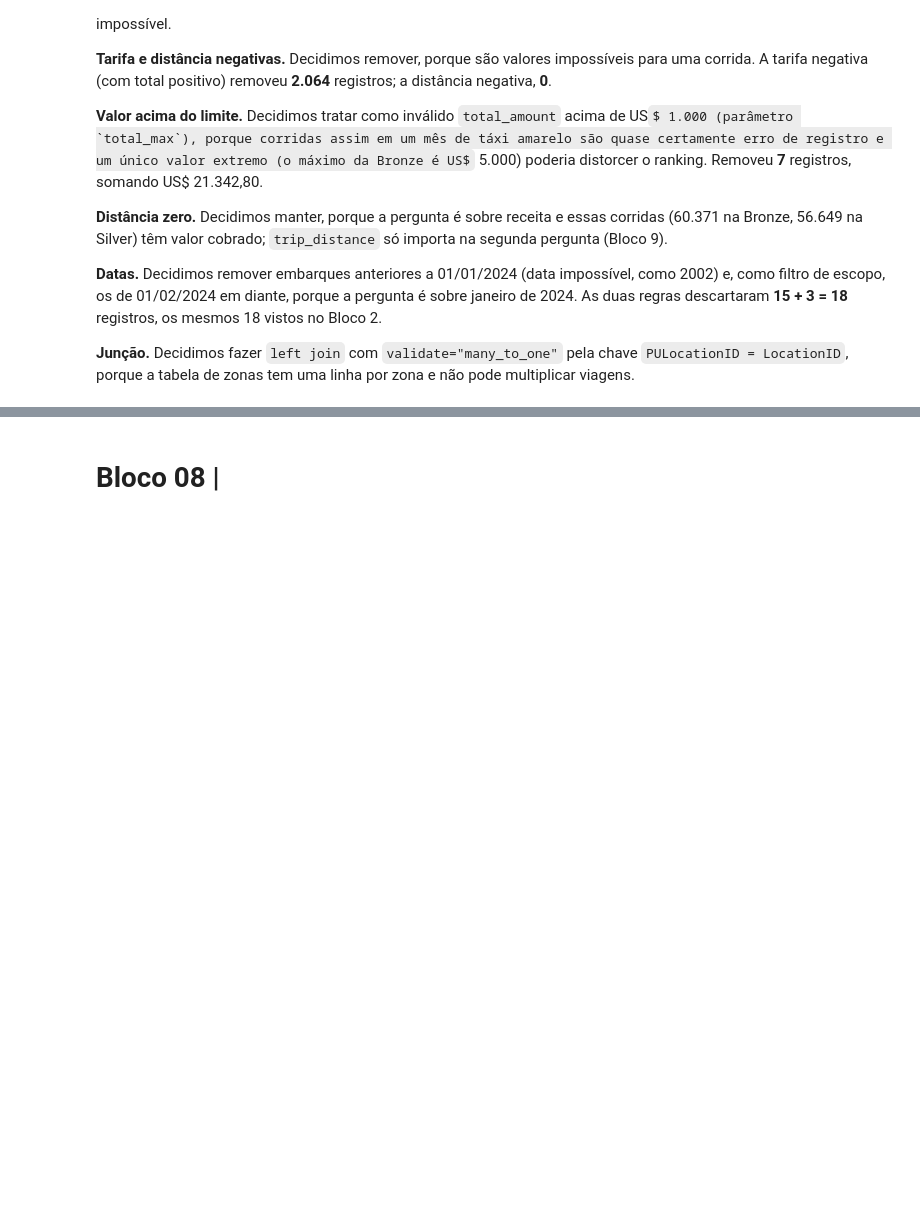
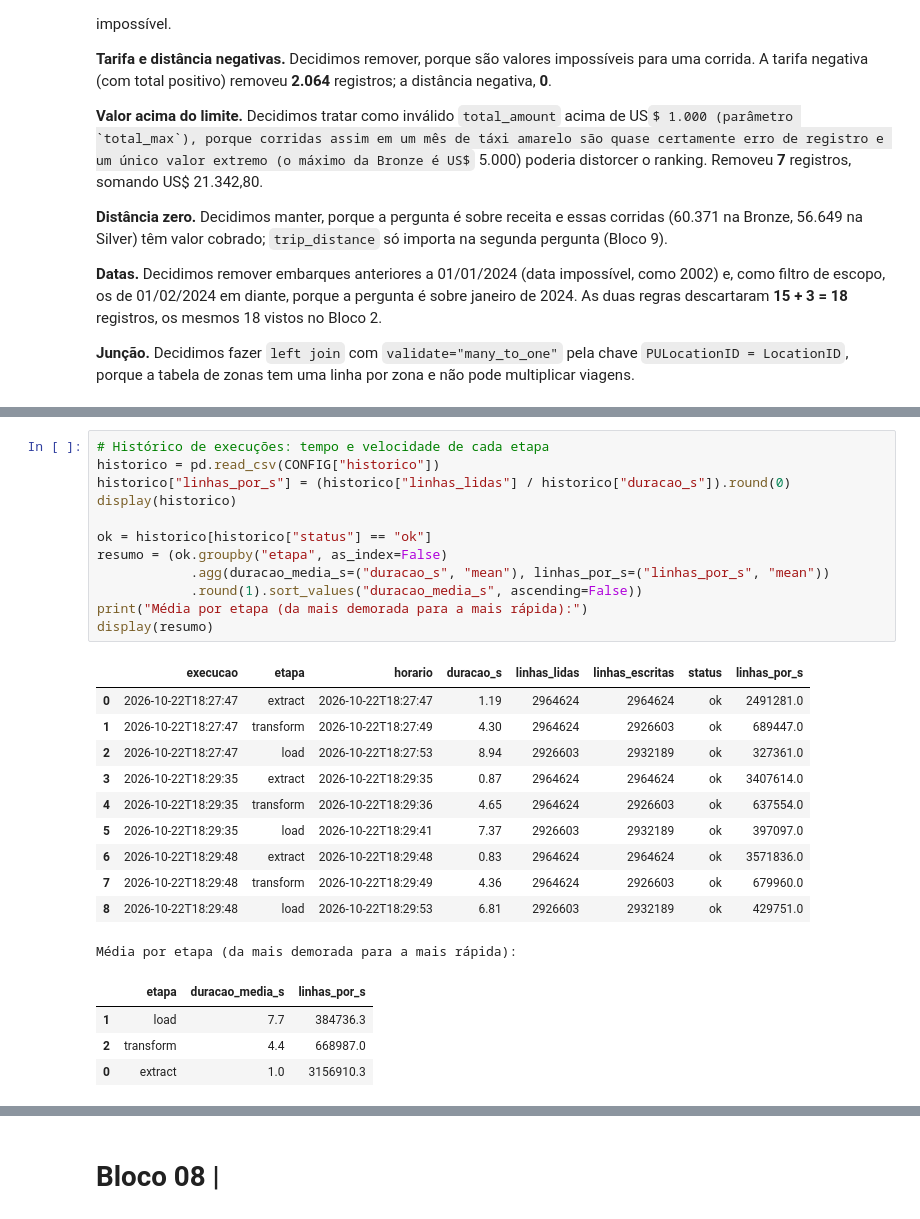
Before and after one commit to Grupo-02-2-Periodo-Faculdade-Donaduzzi/I.A-C.D-Grupo-2-2-periodo--Faculdade-Donaduzzi, a Jupyter notebook: pipeline_de_dados/Lista_de_atividades_Aula_09.ipynb, the cells around one changed output, grey strips where cells are left out. Saved outputs shown, nothing was run; the diff lists cells and outputs as text; some formulas as TeX source; blank space fills up the shorter version.

```diff
--- a/pipeline_de_dados/Lista_de_atividades_Aula_09.ipynb
+++ b/pipeline_de_dados/Lista_de_atividades_Aula_09.ipynb
@@ -564,0 +1152,28 @@ Período da Silver: 2024-01-01 00:00:00 -> 2024-01-31 23:59:55
+# %%
+# Histórico de execuções: tempo e velocidade de cada etapa
+historico = pd.read_csv(CONFIG["historico"])
+historico["linhas_por_s"] = (historico["linhas_lidas"] / historico["duracao_s"]).round(0)
+display(historico)
+
+ok = historico[historico["status"] == "ok"]
+resumo = (ok.groupby("etapa", as_index=False)
+            .agg(duracao_media_s=("duracao_s", "mean"), linhas_por_s=("linhas_por_s", "mean"))
+            .round(1).sort_values("duracao_media_s", ascending=False))
+print("Média por etapa (da mais demorada para a mais rápida):")
+display(resumo)
+# %% [output]
+|  | execucao | etapa | horario | duracao_s | linhas_lidas | linhas_escritas | status | linhas_por_s |
+| 0 | 2026-10-22T18:27:47 | extract | 2026-10-22T18:27:47 | 1.19 | 2964624 | 2964624 | ok | 2491281.0 |
+| 1 | 2026-10-22T18:27:47 | transform | 2026-10-22T18:27:49 | 4.30 | 2964624 | 2926603 | ok | 689447.0 |
+| 2 | 2026-10-22T18:27:47 | load | 2026-10-22T18:27:53 | 8.94 | 2926603 | 2932189 | ok | 327361.0 |
+| 3 | 2026-10-22T18:29:35 | extract | 2026-10-22T18:29:35 | 0.87 | 2964624 | 2964624 | ok | 3407614.0 |
+| 4 | 2026-10-22T18:29:35 | transform | 2026-10-22T18:29:36 | 4.65 | 2964624 | 2926603 | ok | 637554.0 |
+| 5 | 2026-10-22T18:29:35 | load | 2026-10-22T18:29:41 | 7.37 | 2926603 | 2932189 | ok | 397097.0 |
+| 6 | 2026-10-22T18:29:48 | extract | 2026-10-22T18:29:48 | 0.83 | 2964624 | 2964624 | ok | 3571836.0 |
+| 7 | 2026-10-22T18:29:48 | transform | 2026-10-22T18:29:49 | 4.36 | 2964624 | 2926603 | ok | 679960.0 |
+| 8 | 2026-10-22T18:29:48 | load | 2026-10-22T18:29:53 | 6.81 | 2926603 | 2932189 | ok | 429751.0 |
+Média por etapa (da mais demorada para a mais rápida):
+|  | etapa | duracao_media_s | linhas_por_s |
+| 1 | load | 7.7 | 384736.3 |
+| 2 | transform | 4.4 | 668987.0 |
+| 0 | extract | 1.0 | 3156910.3 |
```
Also changed, not shown: parts of 22 cells of this notebook, 9 other files.
